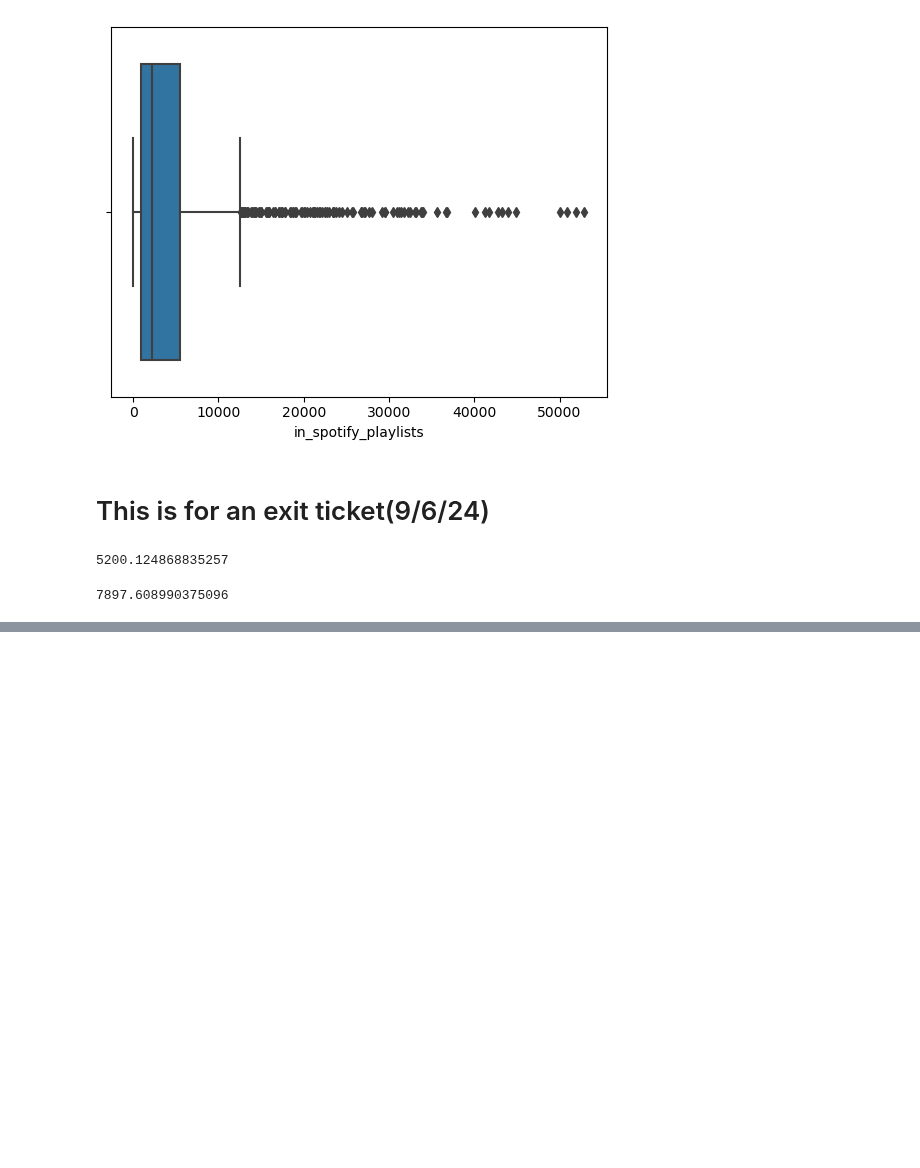
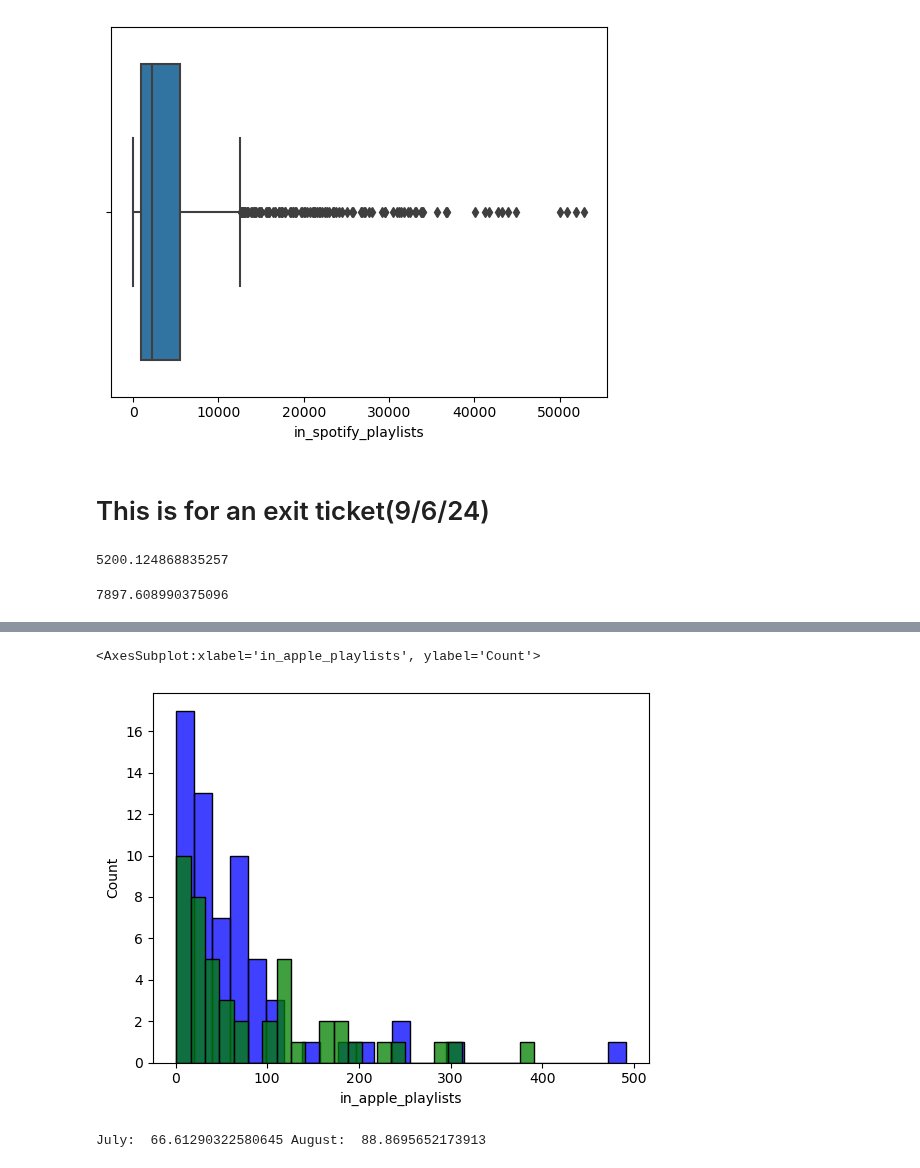
Before and after one commit to IsaacG-L/AI, a Jupyter notebook: Semester 1/Spotify/Spotification2024.ipynb, the cells around one changed output, grey strips where cells are left out. Saved outputs shown, nothing was run; the diff lists cells and outputs as text; code cells hidden in the pictures; blank space fills up the shorter version.

```diff
--- a/Semester 1/Spotify/Spotification2024.ipynb
+++ b/Semester 1/Spotify/Spotification2024.ipynb
@@ -318,0 +332,15 @@ data["in_spotify_playlists"].std()
+# %%
+july_streams = data[data["released_month"] == 7]
+august_streams = data[data["released_month"] == 8]
+# %%
+sns.histplot(data=july_streams, x="in_apple_playlists", bins= 25, color="blue")
+sns.histplot(data=august_streams, x="in_apple_playlists", bins= 25, color="green")
+# %% [output]
+<AxesSubplot:xlabel='in_apple_playlists', ylabel='Count'>
+[figure, added]
+# %%
+july_mean = july_streams["in_apple_playlists"].mean()
+august_mean = august_streams["in_apple_playlists"].mean()
+print("July: ", july_mean, "August: ", august_mean)
+# %% [output]
+July:  66.61290322580645 August:  88.8695652173913
```
Also changed, not shown: parts of 3 cells of this notebook, 1 other file.
